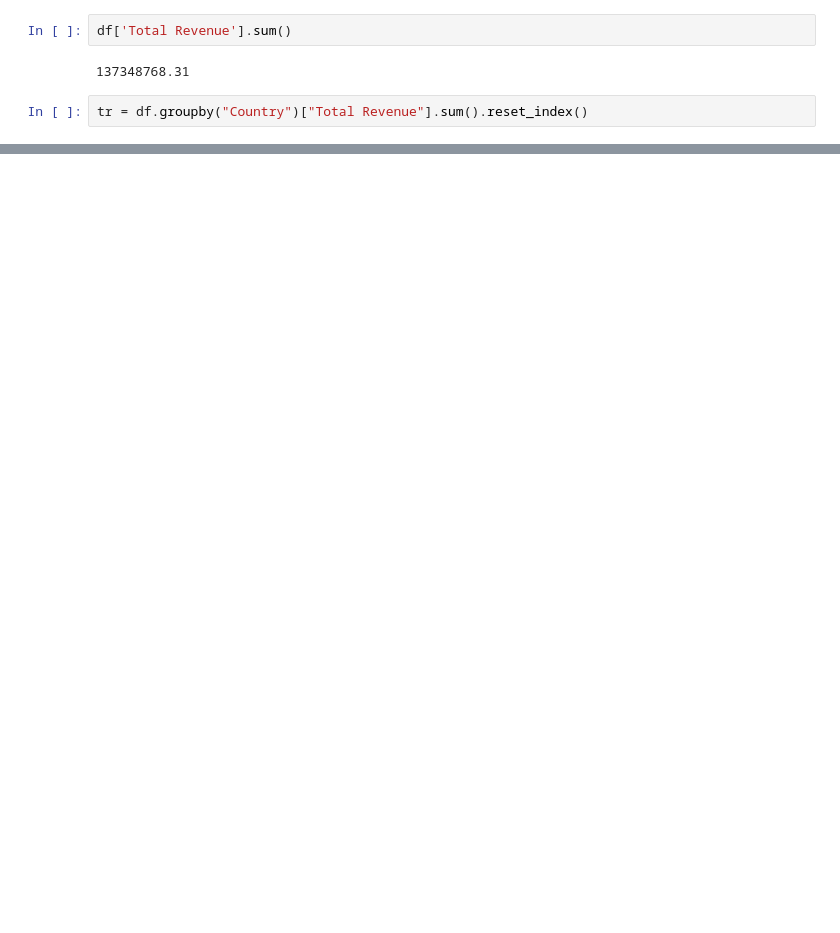
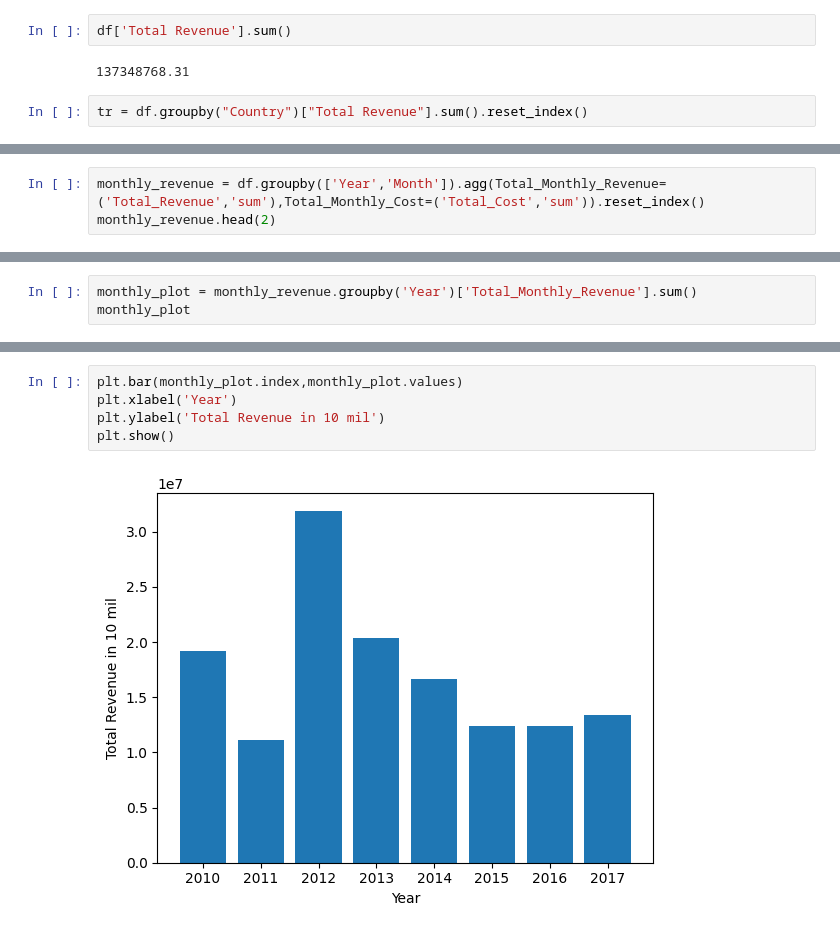
Before and after one commit to vikrantpagare/Amazon-sales-Data-Analysis, a Jupyter notebook: amazon.ipynb, the cells around one changed output, grey strips where cells are left out. Cells and saved outputs as stored; diff of their text form; blank space fills up the shorter version.

```diff
--- a/amazon.ipynb
+++ b/amazon.ipynb
@@ -65,0 +82,3 @@ tr.sort_values(by='Total Revenue',ascending=False)
+# %%
+monthly_revenue = df.groupby(['Year','Month']).agg(Total_Monthly_Revenue=('Total_Revenue','sum'),Total_Monthly_Cost=('Total_Cost','sum')).reset_index()
+monthly_revenue.head(2)
@@ -65,0 +89,3 @@ tr.sort_values(by='Total Revenue',ascending=False)
+# %%
+monthly_plot = monthly_revenue.groupby('Year')['Total_Monthly_Revenue'].sum()
+monthly_plot
@@ -65,0 +103,7 @@ tr.sort_values(by='Total Revenue',ascending=False)
+# %%
+plt.bar(monthly_plot.index,monthly_plot.values)
+plt.xlabel('Year')
+plt.ylabel('Total Revenue in 10 mil')
+plt.show()
+# %% [output]
+[figure, added]
```
Also changed, not shown: parts of 12 cells of this notebook.
